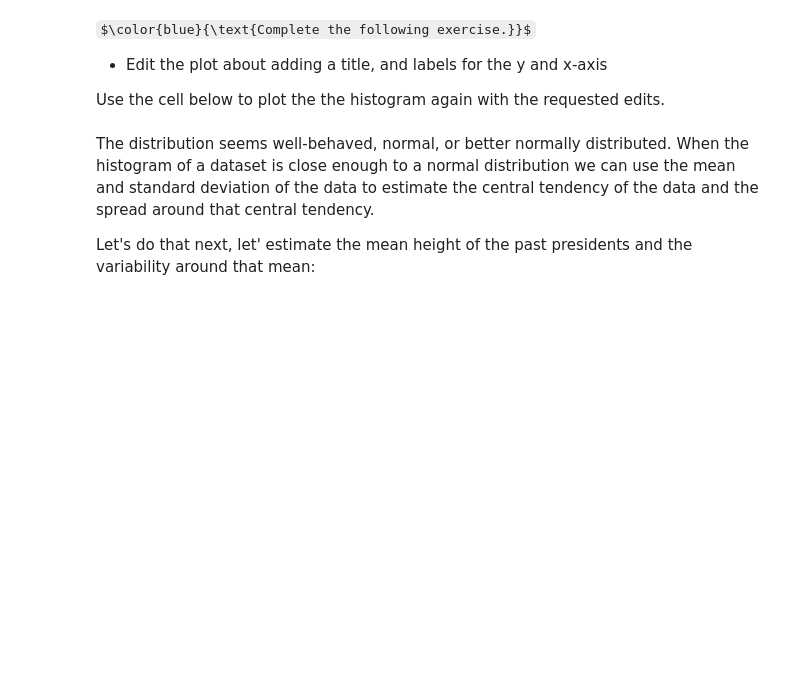
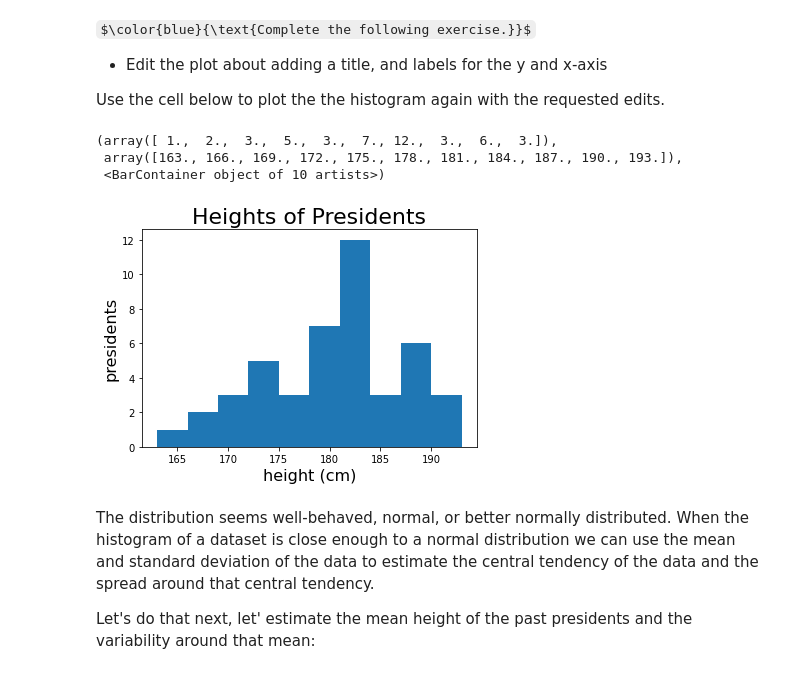
Before and after one commit to sanyakotian/PythonTutorials, a Jupyter notebook: tutorial013-Numpy-Advanced-GeneratingData.ipynb, the cells around one changed output. Cells and saved outputs as stored; diff of their text form; code cells hidden in the pictures; some formulas as TeX source; blank space fills up the shorter version.

```diff
--- a/tutorial013-Numpy-Advanced-GeneratingData.ipynb
+++ b/tutorial013-Numpy-Advanced-GeneratingData.ipynb
@@ -159,6 +200,16 @@ $\color{blue}{\text{Complete the following exercise.}}$
   - Edit the plot about adding a title, and labels for the y and x-axis
 
   Use the cell below to plot the the histogram again with the requested edits.
+# %%
+plt.xlabel ('height (cm)', fontsize = 16)
+plt.ylabel ('presidents', fontsize = 16)
+plt.title('Heights of Presidents', fontsize = 22)
+plt.hist(presidents_height_int)
+# %% [output]
+(array([ 1.,  2.,  3.,  5.,  3.,  7., 12.,  3.,  6.,  3.]),
+ array([163., 166., 169., 172., 175., 178., 181., 184., 187., 190., 193.]),
+ <BarContainer object of 10 artists>)
+[figure, added]
 # %% [markdown]
 The distribution seems well-behaved, normal, or better normally distributed. When the histogram of a dataset is close enough to a normal distribution we can use the mean and standard deviation of the data to estimate the central tendency of the data and the spread around that central tendency.
 
```
Also changed, not shown: parts of 38 cells of this notebook, 2 other files.
